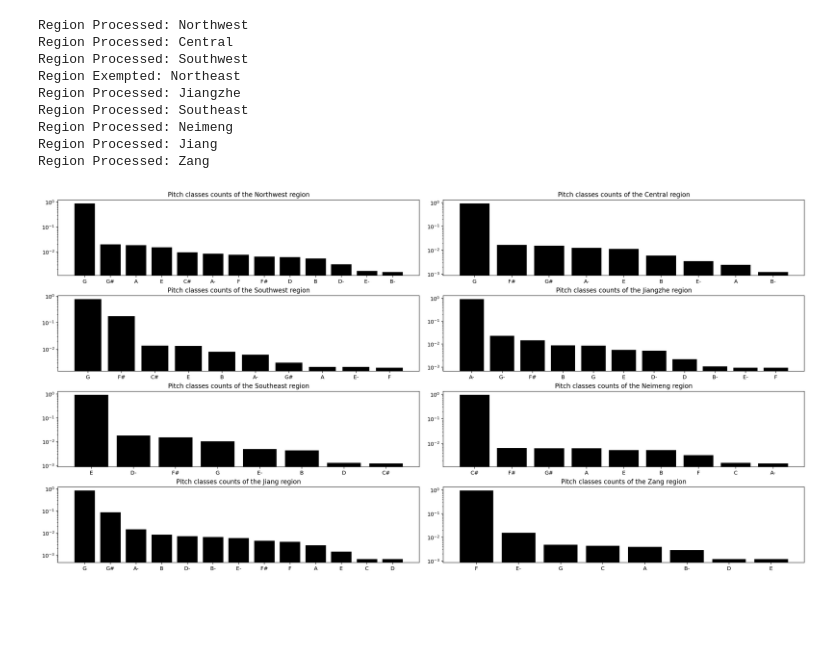
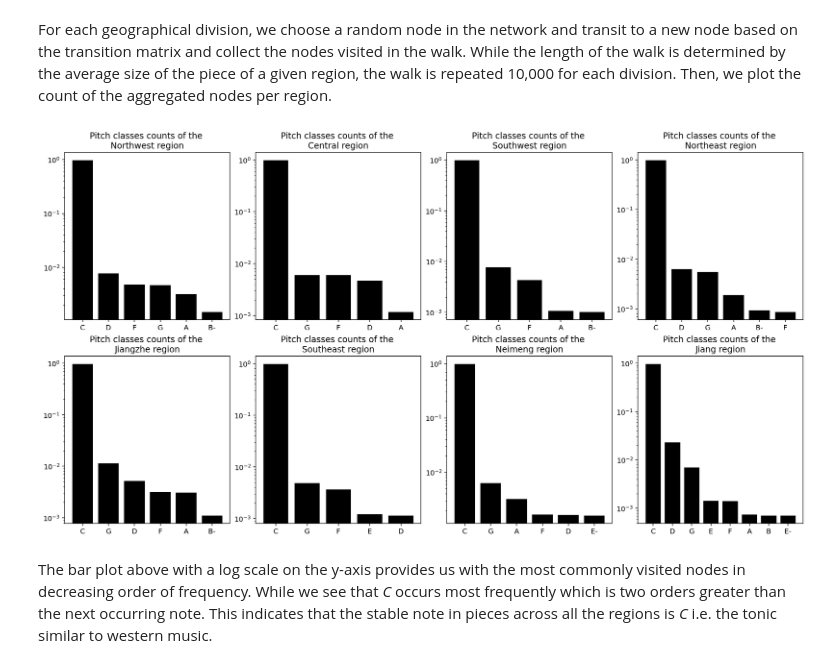
Before and after one commit to ravinitheshreddy/Digital-Musicology-Project, a Jupyter notebook: milestone3.ipynb, the cells around one changed output. Drawn from its saved outputs; the diff is of its cells as text; code cells hidden in the pictures; blank space fills up the shorter version.

```diff
--- a/milestone3.ipynb
+++ b/milestone3.ipynb
@@ -185,13 +211,0 @@ def sort_dict(item):
-# %%
-plt.rcParams["figure.figsize"] = (20, 15)
-colormap = sns.color_palette("rocket_r", as_cmap=True)
-fig, axes = plt.subplots(3,3, constrained_layout=True)
-fig.suptitle("Pitch Class transitions counts of")
-for gloc, ax in zip(geo_divisions, axes.flat):
-
-    sorted_probs = sort_dict(pitchclass_transition_absolute[gloc])
-    gloc_matrix = pd.DataFrame.from_dict(sorted_probs).T.fillna(0)
-    gloc_matrix = gloc_matrix.reindex(sorted(gloc_matrix.columns), axis=1)
-
-    sns.heatmap(gloc_matrix, cmap= colormap, square=True, linecolor='black', linewidths=0.1, vmin=0,ax=ax)
-    ax.set_title("{} region".format(gloc))
@@ -330,6 +338,6 @@ for region, transitions in pitchclass_transition_probability.items():
 # %%
-plt.rcParams["figure.figsize"] = (15, 13)
-fig, axarr = plt.subplots(3, 3, constrained_layout=True)
+plt.rcParams["figure.figsize"] = (13, 5)
+fig, axarr = plt.subplots(2, 4, constrained_layout=True)
 fig.suptitle("Entropy")
 for gloc, ax in zip(geo_divisions, axarr.flat):
     ax.set_title(gloc)
@@ -363,10 +372,6 @@ def perform_random_walk(transisition_dict, walk_length):
     A = A.todense()
     A = np.array(A, dtype = np.float64)
 
-    # Degree matrix
-    D = np.diag(np.sum(A, axis=0))
-    # Transistion matrix
-    T = np.dot(np.linalg.inv(D),A)
     # define the starting node, randomly
     empty_state = np.zeros(num_nodes)
     random_node = np.random.randint(low = 0, high = num_nodes-1, size = 1)[0]
@@ -375,7 +380,7 @@ def perform_random_walk(transisition_dict, walk_length):
 
     for k in range(walk_length):
         # next state vector
-        p = np.dot(T,p)
+        p = np.dot(A,p)
         # choose the node with higher probability as the visited node
         visited.append(nodes[np.argmax(p)])
     return visited
@@ -397,28 +401,17 @@ Zang         106.333333
 Name: length, dtype: float64
+# %% [markdown]
+For each geographical division, we choose a random node in the network and transit to a new node based on the transition matrix and collect the nodes visited in the walk. While the length of the walk is determined by the average size of the piece of a given region, the walk is repeated 10,000 for each division. Then, we plot the count of the aggregated nodes per region.
 # %%
 region_avg_piece_length = {"Northwest":50, "Central":77, "Southwest":77, "Northeast":85, "Jiangzhe":80, "Southeast":68, "Neimeng":52, "Jiang":119, "Zang":106}
-num_iter = 1000
+num_iter = 10000
 region_random_walk = {}
-exempt_regions = ["Northeast"]
 for geo_region in pitchclass_transition_absolute:
-    if geo_region not in exempt_regions:
-        print("Region Processed: {}".format(geo_region))
-        region_random_walk[geo_region] = []
-        for _ in range(num_iter):
-            region_random_walk[geo_region].extend(perform_random_walk(pitchclass_transition_absolute[geo_region], region_avg_piece_length[geo_region]))
-    else:
-        print("Region Exempted: {}".format(geo_region))
+    region_random_walk[geo_region] = []
+    for _ in range(num_iter):
+        region_random_walk[geo_region].extend(perform_random_walk(pitchclass_transition_absolute[geo_region], region_avg_piece_length[geo_region]))
-# %% [output]
-Region Processed: Northwest
-Region Processed: Central
-Region Processed: Southwest
-Region Exempted: Northeast
-Region Processed: Jiangzhe
-Region Processed: Southeast
-Region Processed: Neimeng
-Region Processed: Jiang
-Region Processed: Zang
 # %%
-plot_region_stat_counts(region_random_walk, nrows=4, ncols=2, log_y=True, title="Pitch classes counts of the {} region")
+plot_region_stat_counts(region_random_walk, nrows=2, ncols=4, log_y=True, figsize=(15,8), title="Pitch classes counts of the \n{} region")
 # %% [output]
-[figure, old version]
+[figure, new version]
+# %% [markdown]
+The bar plot above with a log scale on the y-axis provides us with the most commonly visited nodes in decreasing order of frequency. While we see that *C* occurs most frequently which is two orders greater than the next occurring note. This indicates that the stable note in pieces across all the regions is *C* i.e. the tonic similar to western music.
```
Also changed, not shown: parts of 45 cells of this notebook.
